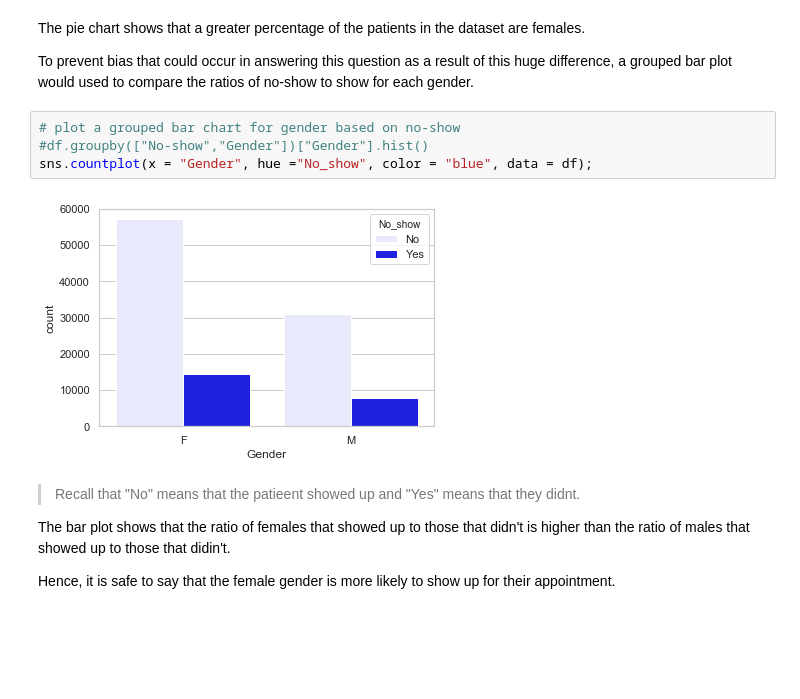
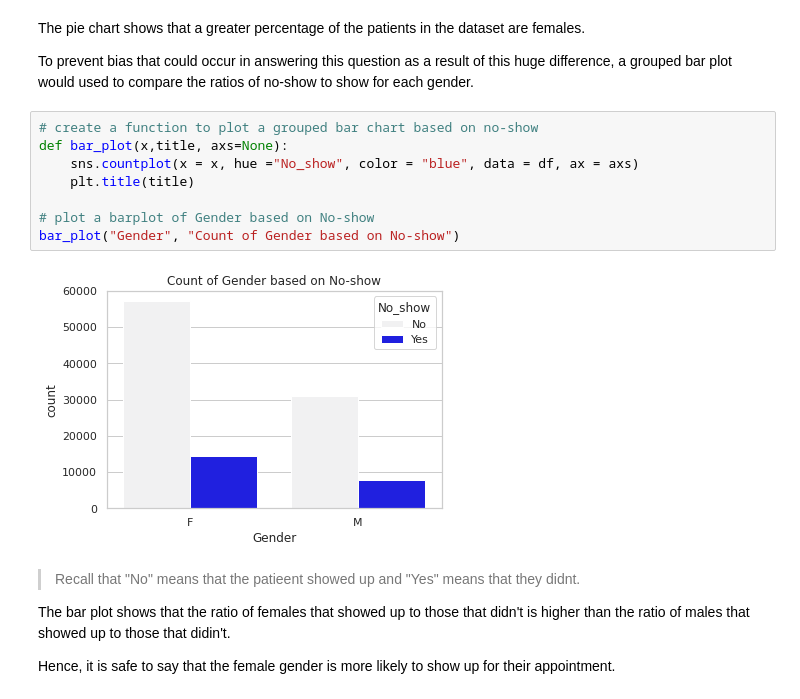
Before and after one commit to PeaceUdoka/No_show_project, a Jupyter notebook: Investigate_a_Dataset.ipynb, the cells around one changed output. Drawn from its saved outputs; the diff is of its cells as text; blank space fills up the shorter version.

```diff
--- a/Investigate_a_Dataset.ipynb
+++ b/Investigate_a_Dataset.ipynb
@@ -242,11 +240,15 @@ The pie chart shows that a greater percentage of the patients in the dataset are
 
 To prevent bias that could occur in answering this question as a result of this huge difference, a grouped bar plot would used to compare the ratios of no-show to show for each gender.
 # %%
-# plot a grouped bar chart for gender based on no-show
-#df.groupby(["No-show","Gender"])["Gender"].hist()
-sns.countplot(x = "Gender", hue ="No_show", color = "blue", data = df);
+# create a function to plot a grouped bar chart based on no-show
+def bar_plot(x,title, axs=None):
+    sns.countplot(x = x, hue ="No_show", color = "blue", data = df, ax = axs)
+    plt.title(title)
+
+# plot a barplot of Gender based on No-show
+bar_plot("Gender", "Count of Gender based on No-show")
 # %% [output]
-[figure, old version]
+[figure, new version]
 # %% [markdown]
 >Recall that "No" means that the patieent showed up and "Yes" means that they didnt.
 
```
Also changed, not shown: parts of 8 cells of this notebook.
